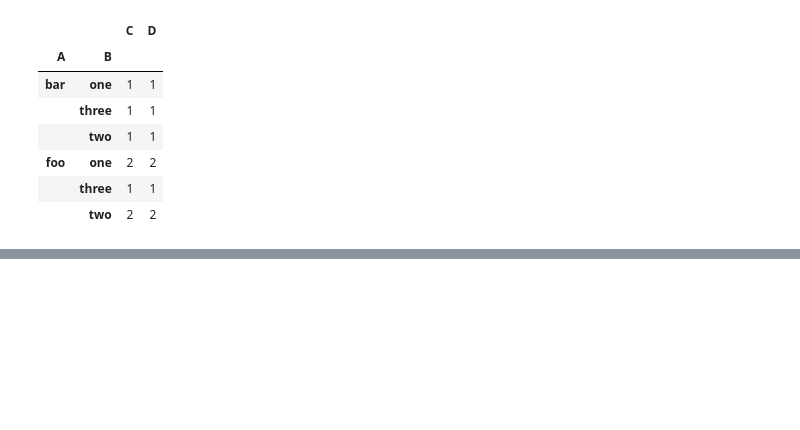
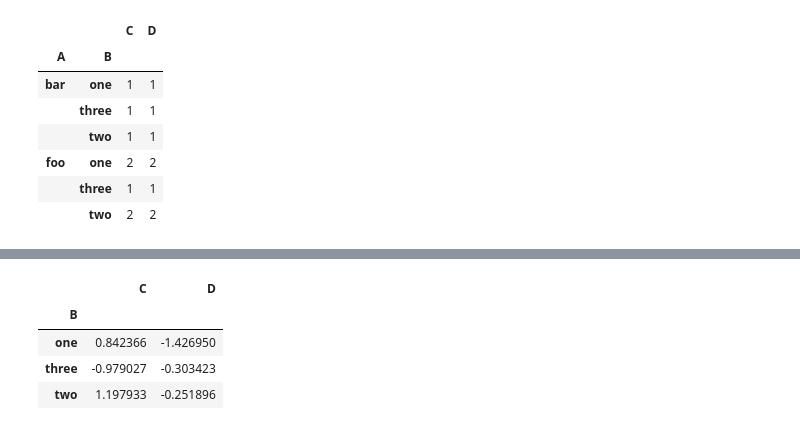
Before and after one commit to IgaMeddie/Data_Science_101, a Jupyter notebook: studying_pandas.ipynb, the cells around one changed output, grey strips where cells are left out. Drawn from its saved outputs; the diff is of its cells as text; code cells hidden in the pictures; blank space fills up the shorter version.

Commit message:
stack( ) DataFrame

```diff
--- a/studying_pandas.ipynb
+++ b/studying_pandas.ipynb
@@ -660,0 +717,4 @@ df.groupby(level=['A', 'B']).count()
+# %%
+df_means = grouped_df.mean()
+
+df_means
@@ -660,0 +756,10 @@ df.groupby(level=['A', 'B']).count()
+# %%
+df_means.loc['bar']
+
+# When we select a group of rows with the 'bar' index, we get back a DataFrame which has a single-level index.
+# %% [output]
+|  | C | D |
+| B |  |  |
+| one | 0.842366 | -1.426950 |
+| three | -0.979027 | -0.303423 |
+| two | 1.197933 | -0.251896 |
```
Also changed, not shown: parts of 13 cells of this notebook.
